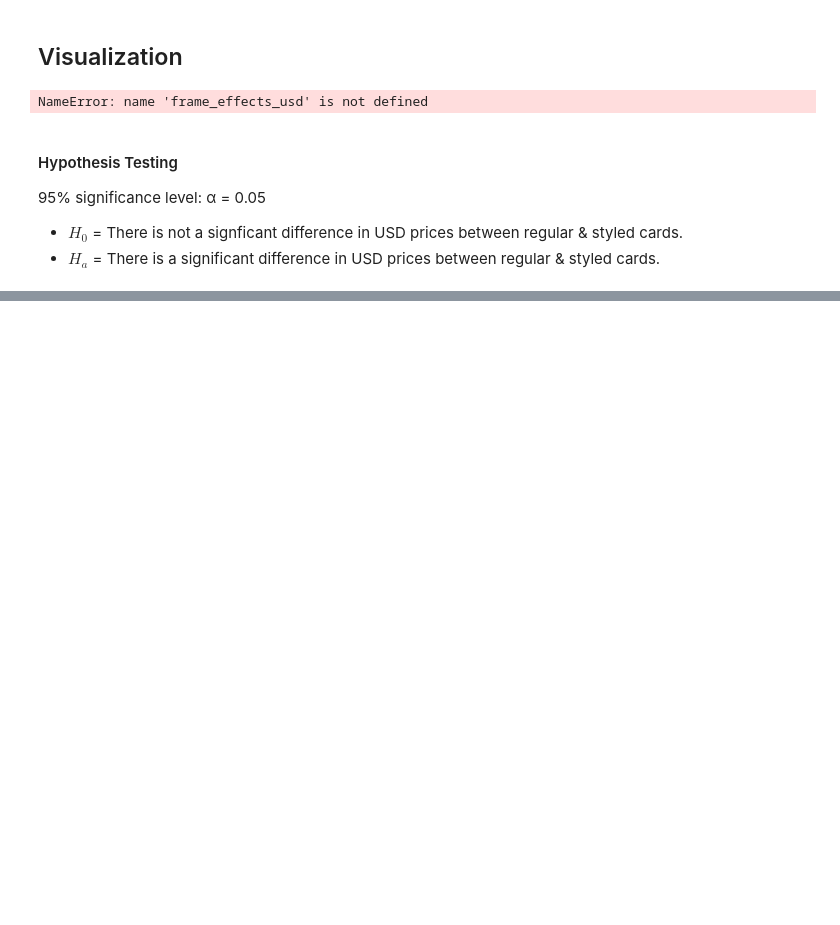
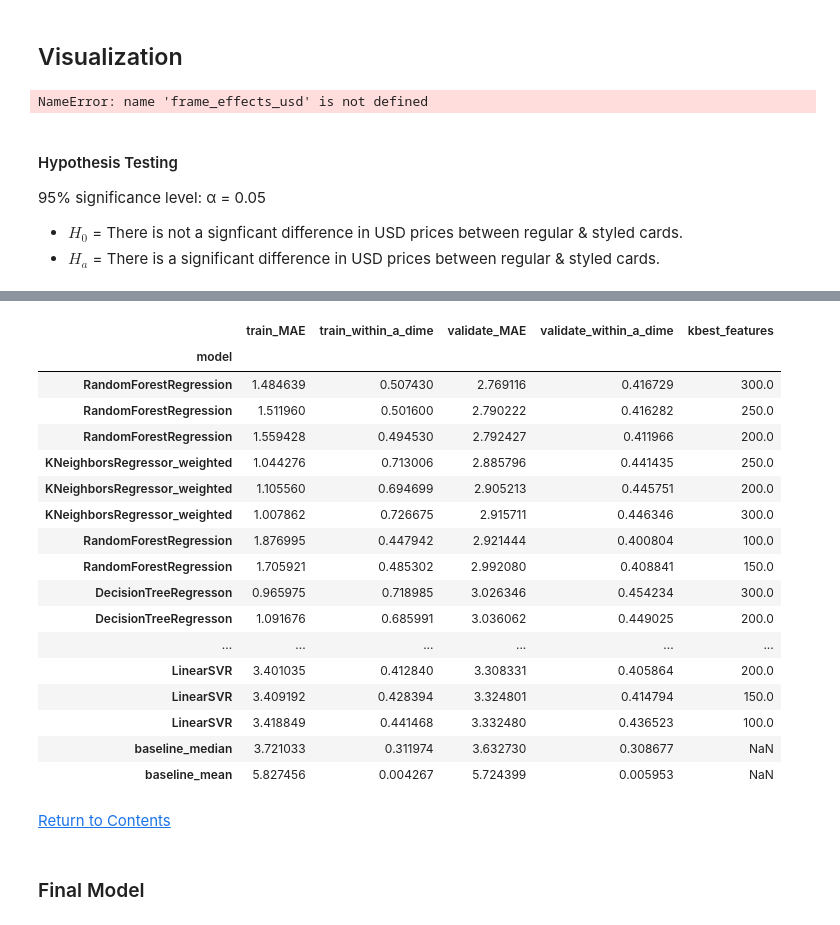
Before and after one commit to Jemison-DavidJasonStephenVasiliy/MTG-Project, a Jupyter notebook: final_report_outline.ipynb, the cells around one changed output, grey strips where cells are left out. Drawn from its saved outputs; the diff is of its cells as text; code cells hidden in the pictures; blank space fills up the shorter version.

```diff
--- a/final_report_outline.ipynb
+++ b/final_report_outline.ipynb
@@ -621,0 +705,27 @@ explore.q3_hypothesis_test(train)
+# %%
+outputs = model.make_models_features(train, validate)
+# %%
+pd.DataFrame(outputs).set_index('model').sort_values('validate_MAE')
+# %% [output]
+|  | train_MAE | train_within_a_dime | validate_MAE | validate_within_a_dime | kbest_features |
+| model |  |  |  |  |  |
+| RandomForestRegression | 1.484639 | 0.507430 | 2.769116 | 0.416729 | 300.0 |
+| RandomForestRegression | 1.511960 | 0.501600 | 2.790222 | 0.416282 | 250.0 |
+| RandomForestRegression | 1.559428 | 0.494530 | 2.792427 | 0.411966 | 200.0 |
+| KNeighborsRegressor_weighted | 1.044276 | 0.713006 | 2.885796 | 0.441435 | 250.0 |
+| KNeighborsRegressor_weighted | 1.105560 | 0.694699 | 2.905213 | 0.445751 | 200.0 |
+| KNeighborsRegressor_weighted | 1.007862 | 0.726675 | 2.915711 | 0.446346 | 300.0 |
+| RandomForestRegression | 1.876995 | 0.447942 | 2.921444 | 0.400804 | 100.0 |
+| RandomForestRegression | 1.705921 | 0.485302 | 2.992080 | 0.408841 | 150.0 |
+| DecisionTreeRegresson | 0.965975 | 0.718985 | 3.026346 | 0.454234 | 300.0 |
+| DecisionTreeRegresson | 1.091676 | 0.685991 | 3.036062 | 0.449025 | 200.0 |
+| ... | ... | ... | ... | ... | ... |
+| LinearSVR | 3.401035 | 0.412840 | 3.308331 | 0.405864 | 200.0 |
+| LinearSVR | 3.409192 | 0.428394 | 3.324801 | 0.414794 | 150.0 |
+| LinearSVR | 3.418849 | 0.441468 | 3.332480 | 0.436523 | 100.0 |
+| baseline_median | 3.721033 | 0.311974 | 3.632730 | 0.308677 | NaN |
+| baseline_mean | 5.827456 | 0.004267 | 5.724399 | 0.005953 | NaN |
+# %% [markdown]
+<a href='#contents'>Return to Contents</a>
+# %% [markdown]
+### Final Model <a name='final_model'></a>
```
Also changed, not shown: parts of 76 cells of this notebook, 5 other files.
